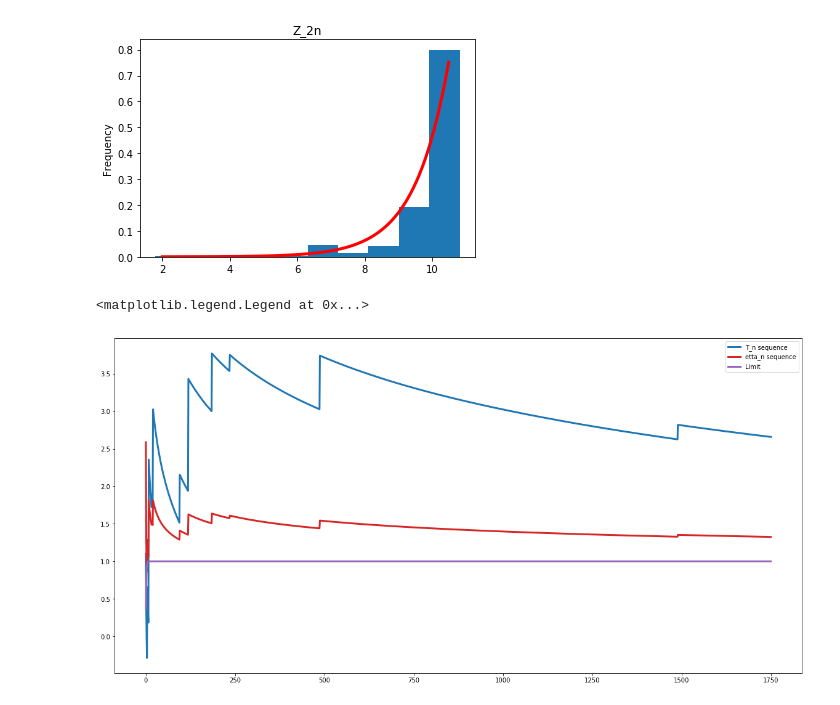
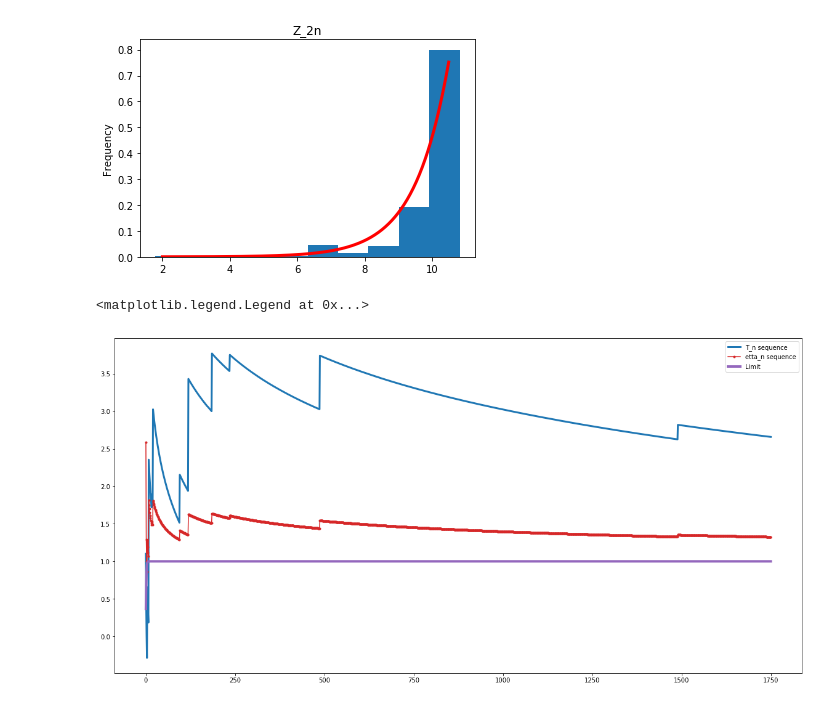
Before and after one commit to SoloninMichael/Mathematical-statistics-17--18, a Jupyter notebook: Alabama_manitou.ipynb, the cells around one changed output. Cells and saved outputs as stored; diff of their text form; code cells hidden in the pictures.

```diff
--- a/Alabama_manitou.ipynb
+++ b/Alabama_manitou.ipynb
@@ -145,11 +145,11 @@ p = plt.plot(t[::-1], s, lw=3, c = "red")
 # %%
 plt.figure(figsize=(20,10))
 p1 = plt.plot(T_n, c = "tab:blue", label="T_n sequence", lw=3)
-p1 = plt.plot(etta_n, c = "tab:red", label="etta_n sequence", lw=3)
+p1 = plt.plot(etta_n, c = "tab:red", label="etta_n sequence", marker = '.', ls = '-')
 t1 = np.arange(0.0, n, 1)
 s1 = np.exp(-np.exp(-t1))
-p1 = plt.plot(t1, s1, lw=3, c = "tab:purple", label="Limit")
+p1 = plt.plot(t1, s1, lw=4, c = "tab:purple", label="Limit")
 plt.legend()
 # %% [output]
 <matplotlib.legend.Legend at 0x...>
-[figure, old version]
+[figure, new version]
```
Also changed, not shown: parts of 1 cell of this notebook, 1 other file.
